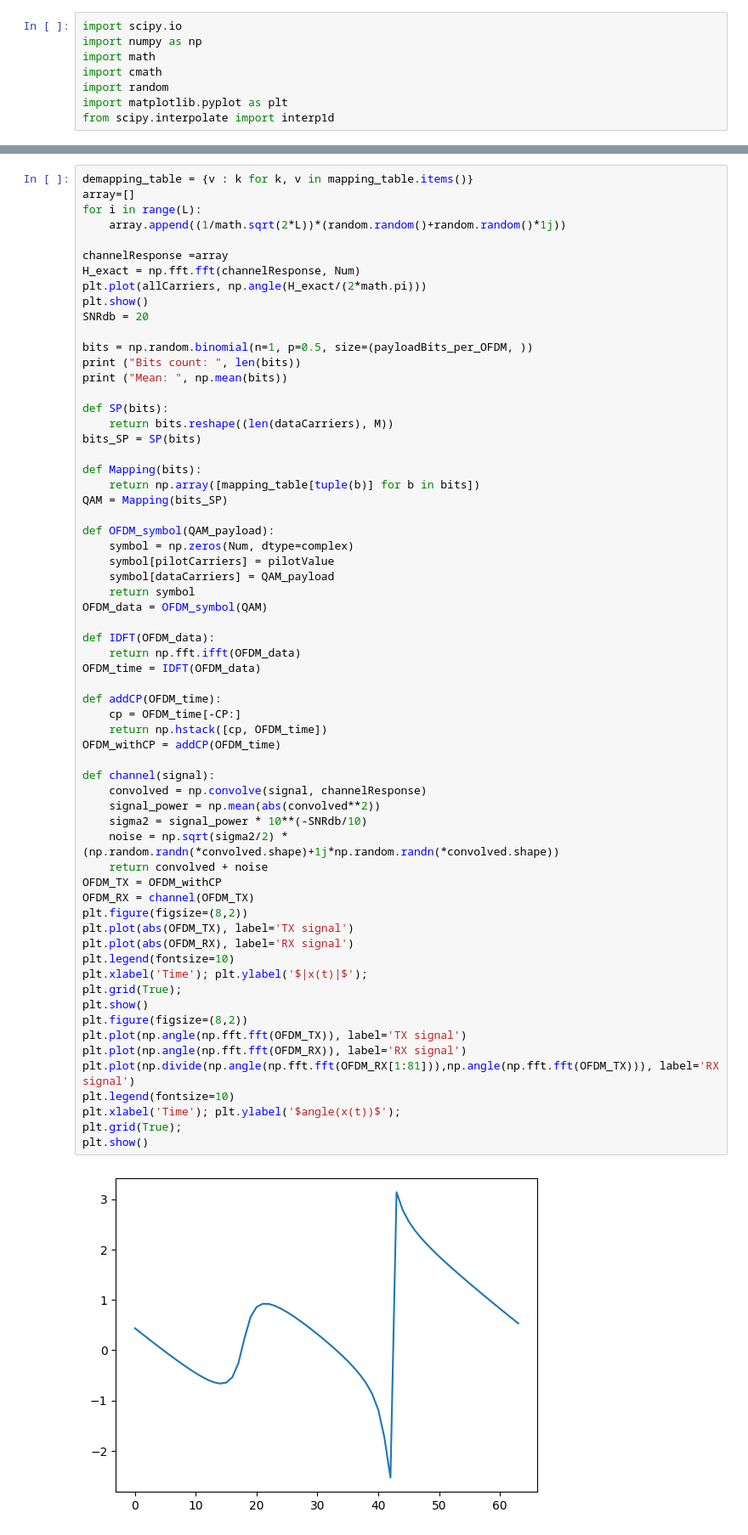
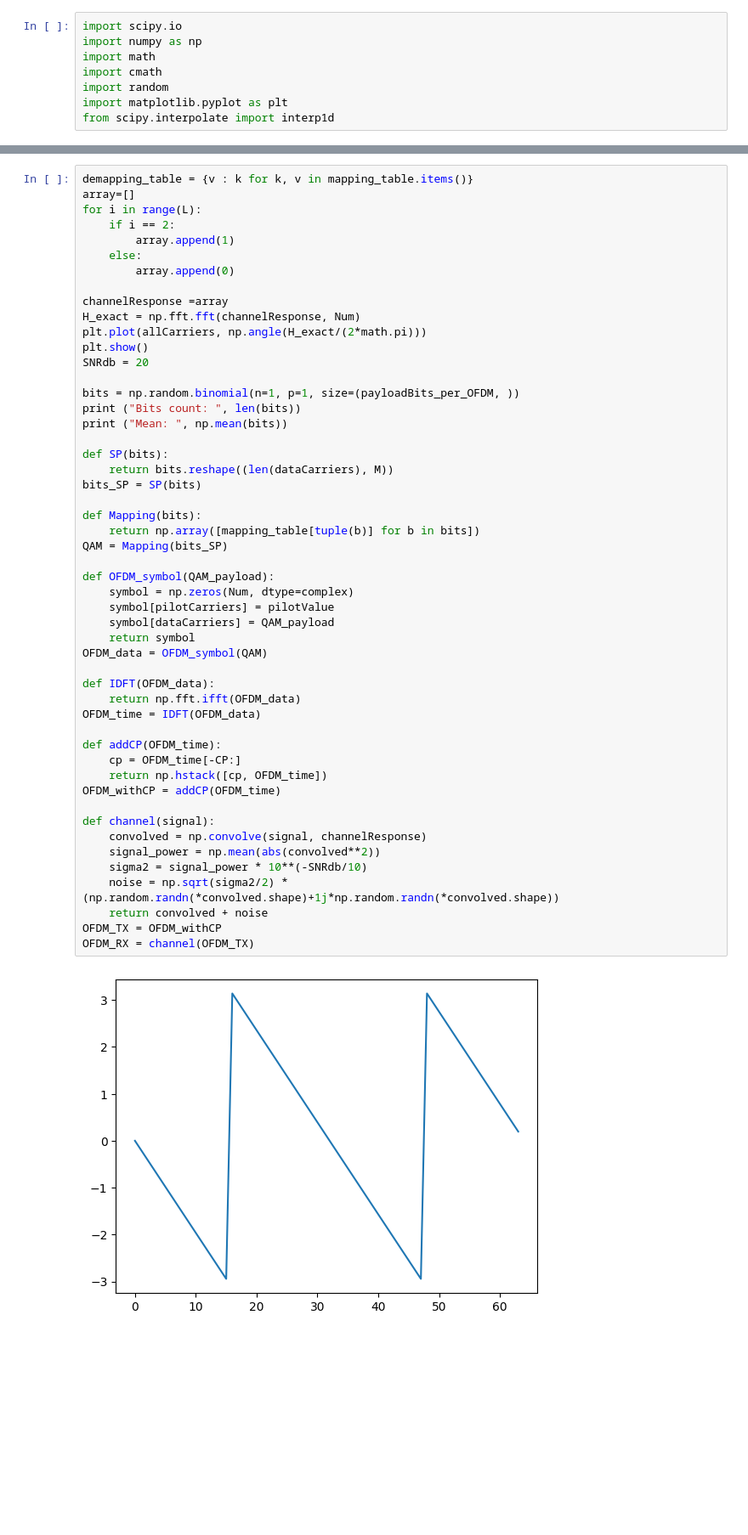
Before and after one commit to SiDongG/DSP_Comm, a Jupyter notebook: Schm_Cox/OFDM_SYNC.ipynb, the cells around one changed output, grey strips where cells are left out. Shown: that part at 85% size. Saved outputs shown, nothing was run; the diff lists cells and outputs as text; blank space fills up the shorter version.

```diff
--- a/Schm_Cox/OFDM_SYNC.ipynb
+++ b/Schm_Cox/OFDM_SYNC.ipynb
@@ -63,7 +63,10 @@ plt.show()
 demapping_table = {v : k for k, v in mapping_table.items()}
 array=[]
 for i in range(L):
-    array.append((1/math.sqrt(2*L))*(random.random()+random.random()*1j))
+    if i == 2:
+        array.append(1)
+    else:
+        array.append(0)
 
 channelResponse =array
 H_exact = np.fft.fft(channelResponse, Num)
@@ -71,7 +74,7 @@ plt.plot(allCarriers, np.angle(H_exact/(2*math.pi)))
 plt.show()
 SNRdb = 20
 
-bits = np.random.binomial(n=1, p=0.5, size=(payloadBits_per_OFDM, ))
+bits = np.random.binomial(n=1, p=1, size=(payloadBits_per_OFDM, ))
 print ("Bits count: ", len(bits))
 print ("Mean: ", np.mean(bits))
 
@@ -81,47 +84,32 @@ bits_SP = SP(bits)
 
 def Mapping(bits):
     return np.array([mapping_table[tuple(b)] for b in bits])
 QAM = Mapping(bits_SP)
 
 def OFDM_symbol(QAM_payload):
     symbol = np.zeros(Num, dtype=complex)
     symbol[pilotCarriers] = pilotValue
     symbol[dataCarriers] = QAM_payload
     return symbol
 OFDM_data = OFDM_symbol(QAM)
 
 def IDFT(OFDM_data):
     return np.fft.ifft(OFDM_data)
 OFDM_time = IDFT(OFDM_data)
 
 def addCP(OFDM_time):
     cp = OFDM_time[-CP:]
     return np.hstack([cp, OFDM_time])
 OFDM_withCP = addCP(OFDM_time)
 
 def channel(signal):
     convolved = np.convolve(signal, channelResponse)
     signal_power = np.mean(abs(convolved**2))
     sigma2 = signal_power * 10**(-SNRdb/10)
     noise = np.sqrt(sigma2/2) * (np.random.randn(*convolved.shape)+1j*np.random.randn(*convolved.shape))
     return convolved + noise
 OFDM_TX = OFDM_withCP
 OFDM_RX = channel(OFDM_TX)
-plt.figure(figsize=(8,2))
-plt.plot(abs(OFDM_TX), label='TX signal')
-plt.plot(abs(OFDM_RX), label='RX signal')
-plt.legend(fontsize=10)
-plt.xlabel('Time'); plt.ylabel('$|x(t)|$');
-plt.grid(True);
-plt.show()
-plt.figure(figsize=(8,2))
-plt.plot(np.angle(np.fft.fft(OFDM_TX)), label='TX signal')
-plt.plot(np.angle(np.fft.fft(OFDM_RX)), label='RX signal')
-plt.plot(np.divide(np.angle(np.fft.fft(OFDM_RX[1:81])),np.angle(np.fft.fft(OFDM_TX))), label='RX signal')
-plt.legend(fontsize=10)
-plt.xlabel('Time'); plt.ylabel('$angle(x(t))$');
-plt.grid(True);
-plt.show()
 # %% [output]
-[figure, old version]
+[figure, new version]
 Bits count:  220
```
Also changed, not shown: parts of 4 cells of this notebook.
